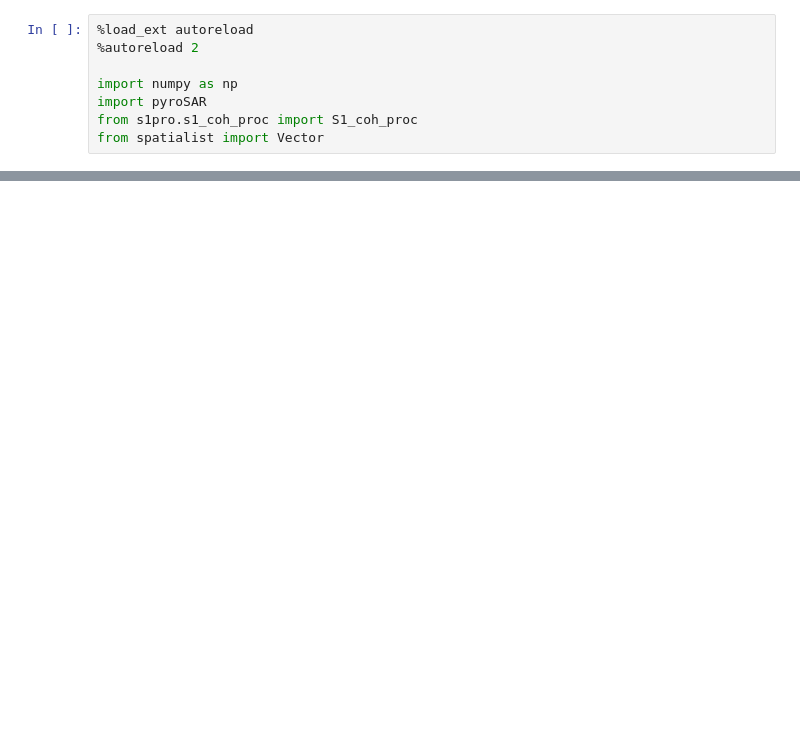
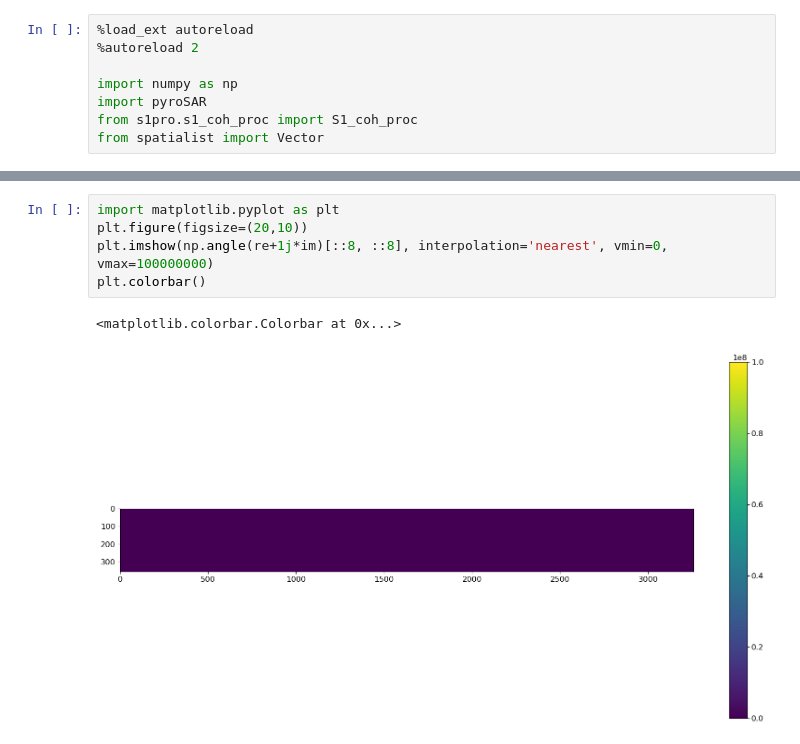
Before and after one commit to odhondt/eo_tools, a Jupyter notebook: notebooks/test.ipynb, the cells around one changed output, grey strips where cells are left out. Drawn from its saved outputs; the diff is of its cells as text; blank space fills up the shorter version.

```diff
--- a/notebooks/test.ipynb
+++ b/notebooks/test.ipynb
@@ -36,0 +62,8 @@ import sklearn
+# %%
+import matplotlib.pyplot as plt
+plt.figure(figsize=(20,10))
+plt.imshow(np.angle(re+1j*im)[::8, ::8], interpolation='nearest', vmin=0, vmax=100000000)
+plt.colorbar()
+# %% [output]
+<matplotlib.colorbar.Colorbar at 0x...>
+[figure, added]
```
Also changed, not shown: parts of 6 cells of this notebook, 4 other files.
